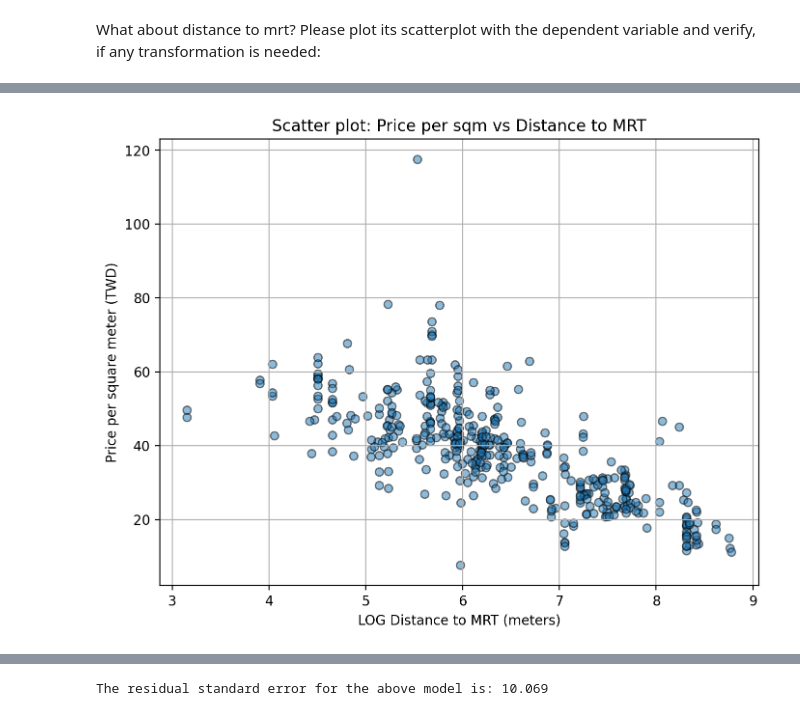
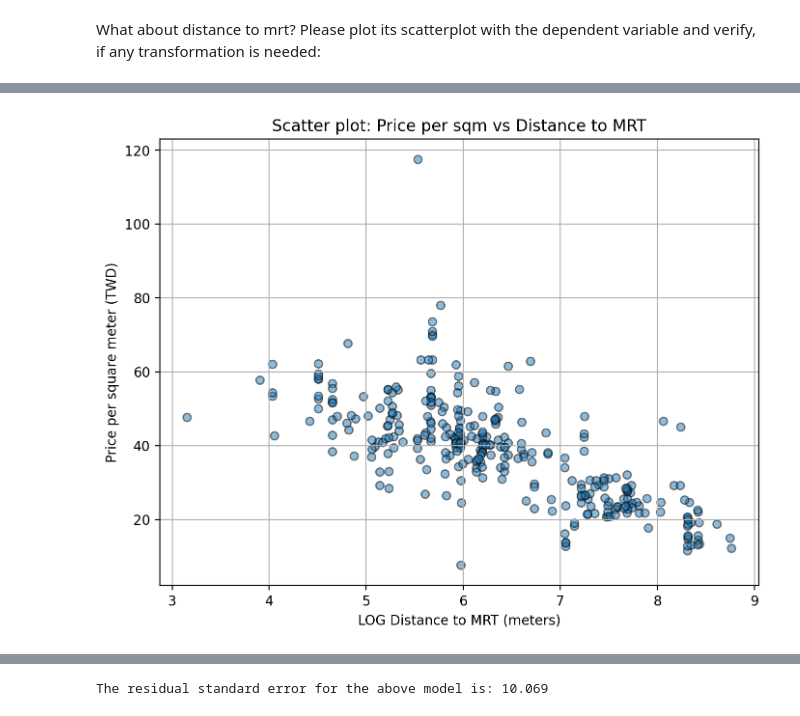
Before and after one commit to RodionM777/Desc-stat-R-W-2025, a Jupyter notebook: Exercise10.ipynb, the cells around one changed output, grey strips where cells are left out. Drawn from its saved outputs; the diff is of its cells as text; code cells hidden in the pictures.

```diff
--- a/Exercise10.ipynb
+++ b/Exercise10.ipynb
@@ -383,33 +405,33 @@ plt.show()
 # %%
 # If any transformation is necessary, please estimate the Model3 with the transformed distance to mrt.
 
 
 import numpy as np
 import statsmodels.formula.api as smf
 
 # Add log-transformed distance column (log(x) )
 df_estate['log_dist_to_mrt'] = np.log(df_estate['dist_to_mrt_m'])
 train['log_dist_to_mrt'] = np.log(train['dist_to_mrt_m'])
 
 
 
 plt.figure(figsize=(8,6))
-plt.scatter(df_estate['log_dist_to_mrt'], df_estate['price_twd_msq'], alpha=0.5, edgecolor='k')
+plt.scatter(train['log_dist_to_mrt'], train['price_twd_msq'], alpha=0.5, edgecolor='k')
 plt.title('Scatter plot: Price per sqm vs Distance to MRT')
 plt.xlabel( 'LOG Distance to MRT (meters)')
 plt.ylabel('Price per square meter (TWD)')
 plt.grid(True)
 plt.show()
 # Fit the model with log-transformed distance
 model3 = smf.ols('price_twd_msq ~ log_dist_to_mrt + house_age_0_15 + house_age_30_45', data=train)
 result3 = model3.fit()
 
 print(result3.summary())
 mse_result4 = result3.mse_resid
 rse_result4 = np.sqrt(mse_result4)
 print('The residual standard error for the above model is:',np.round(rse_result4,3))
 # %% [output]
-[figure, old version]
+[figure, new version]
                             OLS Regression Results
 ==============================================================================
 Dep. Variable:          price_twd_msq   R-squared:                       0.534
```
Also changed, not shown: parts of 18 cells of this notebook, 12 other files.
